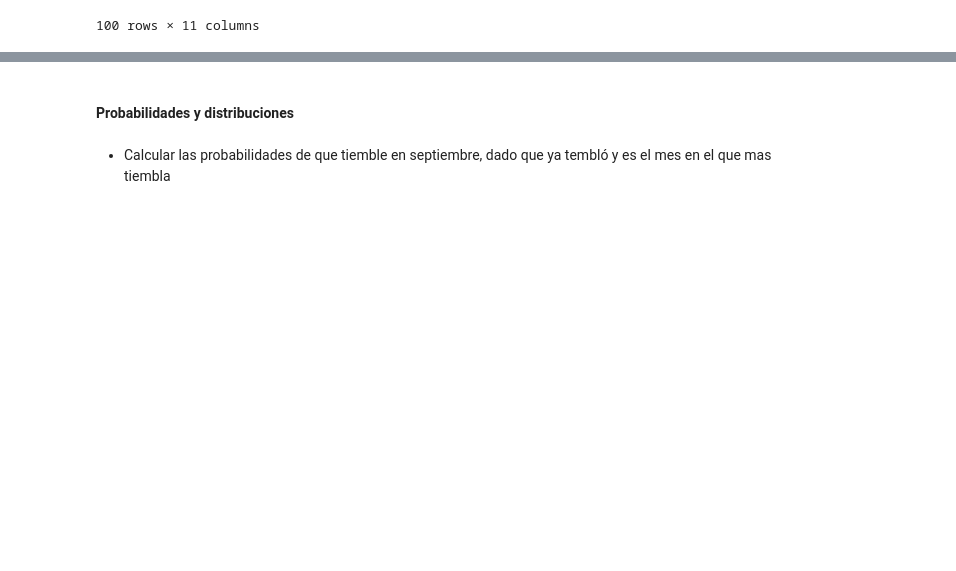
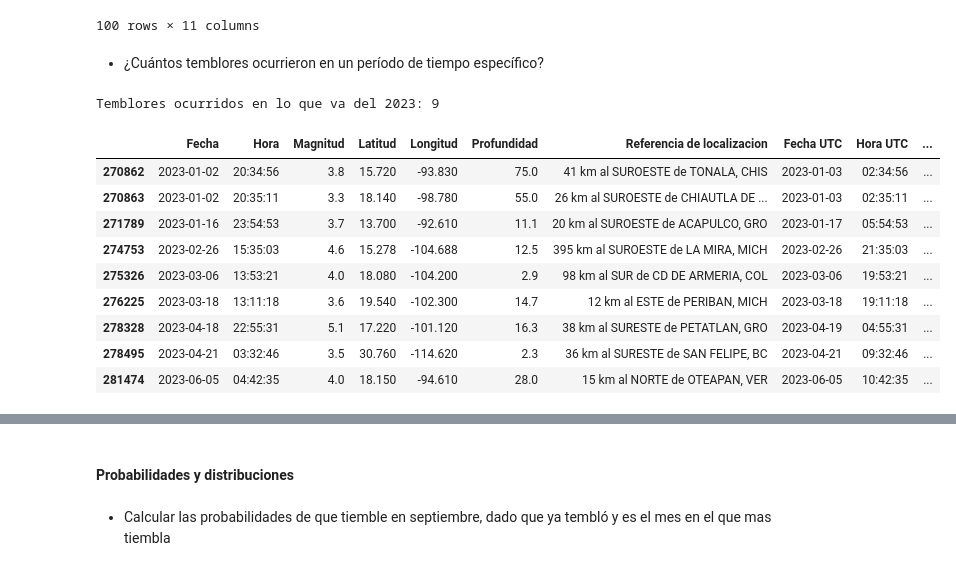
Before and after one commit to MonicaGonzalez30/CienciaDatosLasChicasSuperpoderosas, a Jupyter notebook: Proyectos/Unidad3/Temblores/Temblores.ipynb, the cells around one changed output, grey strips where cells are left out. Saved outputs shown, nothing was run; the diff lists cells and outputs as text; code cells hidden in the pictures; blank space fills up the shorter version.

```diff
--- a/Proyectos/Unidad3/Temblores/Temblores.ipynb
+++ b/Proyectos/Unidad3/Temblores/Temblores.ipynb
@@ -455,3 +451,23 @@ datos_completos.tail(100)
 | 278495 | 2023-04-21 | 03:32:46 | 3.5 | 30.7600 | -114.6200 | 2.3 | 36 km al SURESTE de SAN FELIPE, BC | 2023-04-21 | 09:32:46 | ... |
 | 281474 | 2023-06-05 | 04:42:35 | 4.0 | 18.1500 | -94.6100 | 28.0 | 15 km al NORTE de OTEAPAN, VER | 2023-06-05 | 10:42:35 | ... |
 100 rows × 11 columns
+# %% [markdown]
+* ¿Cuántos temblores ocurrieron en un período de tiempo específico?
+# %%
+# Tomando como período, todo el año 2023
+print(f'Temblores ocurridos en lo que va del 2023: {datos_completos.loc[(datos_completos["Fecha"].dt.year==2023)].shape[0]}')
+# %% [output]
+Temblores ocurridos en lo que va del 2023: 9
+# %%
+datos_completos.tail(9)
+# %% [output]
+|  | Fecha | Hora | Magnitud | Latitud | Longitud | Profundidad | Referencia de localizacion | Fecha UTC | Hora UTC | ... |
+| 270862 | 2023-01-02 | 20:34:56 | 3.8 | 15.720 | -93.830 | 75.0 | 41 km al SUROESTE de TONALA, CHIS | 2023-01-03 | 02:34:56 | ... |
+| 270863 | 2023-01-02 | 20:35:11 | 3.3 | 18.140 | -98.780 | 55.0 | 26 km al SUROESTE de CHIAUTLA DE ... | 2023-01-03 | 02:35:11 | ... |
+| 271789 | 2023-01-16 | 23:54:53 | 3.7 | 13.700 | -92.610 | 11.1 | 20 km al SUROESTE de ACAPULCO, GRO | 2023-01-17 | 05:54:53 | ... |
+| 274753 | 2023-02-26 | 15:35:03 | 4.6 | 15.278 | -104.688 | 12.5 | 395 km al SUROESTE de LA MIRA, MICH | 2023-02-26 | 21:35:03 | ... |
+| 275326 | 2023-03-06 | 13:53:21 | 4.0 | 18.080 | -104.200 | 2.9 | 98 km al SUR de CD DE ARMERIA, COL | 2023-03-06 | 19:53:21 | ... |
+| 276225 | 2023-03-18 | 13:11:18 | 3.6 | 19.540 | -102.300 | 14.7 | 12 km al ESTE de PERIBAN, MICH | 2023-03-18 | 19:11:18 | ... |
+| 278328 | 2023-04-18 | 22:55:31 | 5.1 | 17.220 | -101.120 | 16.3 | 38 km al SURESTE de PETATLAN, GRO | 2023-04-19 | 04:55:31 | ... |
+| 278495 | 2023-04-21 | 03:32:46 | 3.5 | 30.760 | -114.620 | 2.3 | 36 km al SURESTE de SAN FELIPE, BC | 2023-04-21 | 09:32:46 | ... |
+| 281474 | 2023-06-05 | 04:42:35 | 4.0 | 18.150 | -94.610 | 28.0 | 15 km al NORTE de OTEAPAN, VER | 2023-06-05 | 10:42:35 | ... |
```
Also changed, not shown: parts of 6 cells of this notebook.
